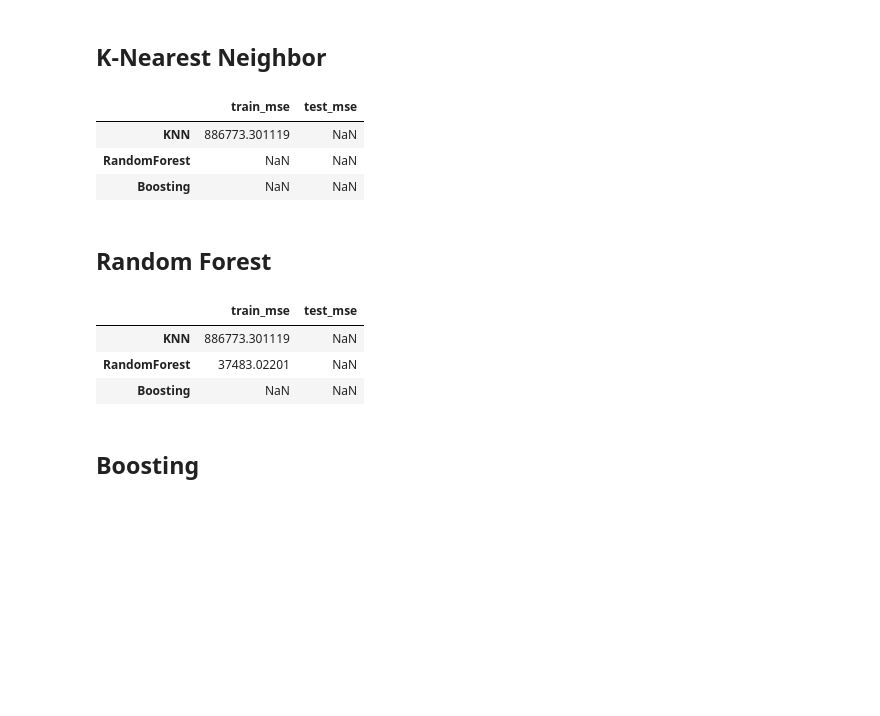
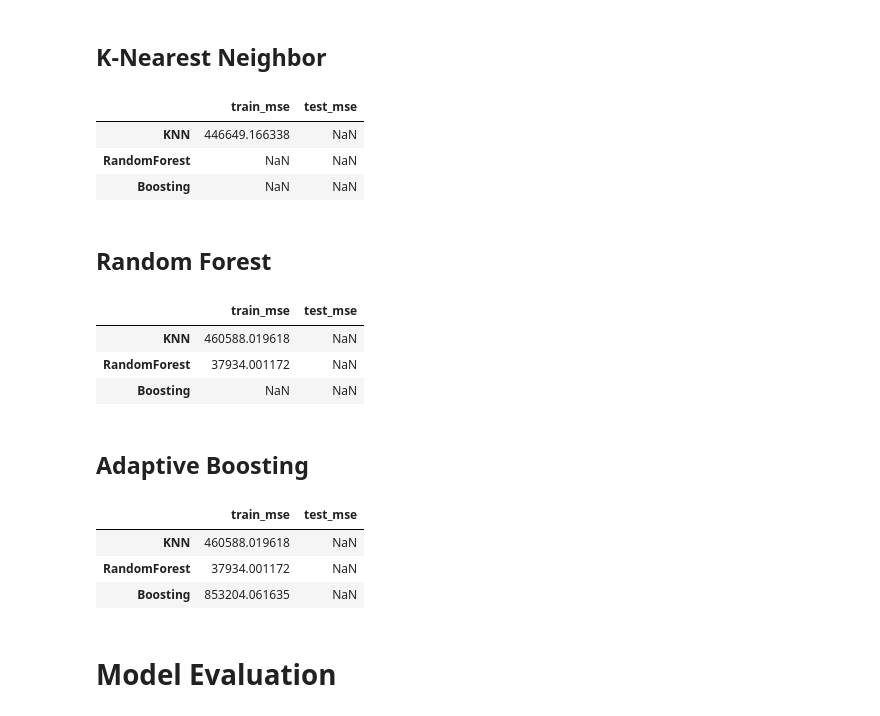
Before and after one commit to marcellinus-witarsah/predictive-analytics-diamonds-dataset, a Jupyter notebook: predictive_analytics_diamonds_dataset.ipynb, the cells around one changed output. Drawn from its saved outputs; the diff is of its cells as text; code cells hidden in the pictures; blank space fills up the shorter version.

Commit message:
ada boosting

```diff
--- a/predictive_analytics_diamonds_dataset.ipynb
+++ b/predictive_analytics_diamonds_dataset.ipynb
@@ -448,15 +445,15 @@ nan
 # %%
 from sklearn.neighbors import KNeighborsRegressor
 from sklearn.metrics import mean_squared_error
 
-knn = KNeighborsRegressor(n_neighbors=11)
+knn = KNeighborsRegressor(n_neighbors=10)
 knn.fit(X_train, y_train)
 
 models_df.loc['KNN','train_mse'] = mean_squared_error(y_pred = knn.predict(X_train), y_true=y_train)
 models_df
 # %% [output]
 |  | train_mse | test_mse |
-| KNN | 886773.301119 | NaN |
+| KNN | 446649.166338 | NaN |
 | RandomForest | NaN | NaN |
 | Boosting | NaN | NaN |
 # %% [markdown]
@@ -472,8 +469,23 @@ models_df.loc['RandomForest','train_mse'] = mean_squared_error(y_pred = rfr.pred
 models_df
 # %% [output]
 |  | train_mse | test_mse |
-| KNN | 886773.301119 | NaN |
-| RandomForest | 37483.02201 | NaN |
+| KNN | 460588.019618 | NaN |
+| RandomForest | 37934.001172 | NaN |
 | Boosting | NaN | NaN |
 # %% [markdown]
-## Boosting
+## Adaptive Boosting
+# %%
+from sklearn.ensemble import AdaBoostRegressor
+
+boosting = AdaBoostRegressor(learning_rate=0.05, random_state=55)
+boosting.fit(X_train, y_train)
+
+models_df.loc['Boosting','train_mse'] = mean_squared_error(y_pred=boosting.predict(X_train), y_true=y_train)
+models_df
+# %% [output]
+|  | train_mse | test_mse |
+| KNN | 460588.019618 | NaN |
+| RandomForest | 37934.001172 | NaN |
+| Boosting | 853204.061635 | NaN |
+# %% [markdown]
+# Model Evaluation
```
Also changed, not shown: parts of 3 cells of this notebook.
